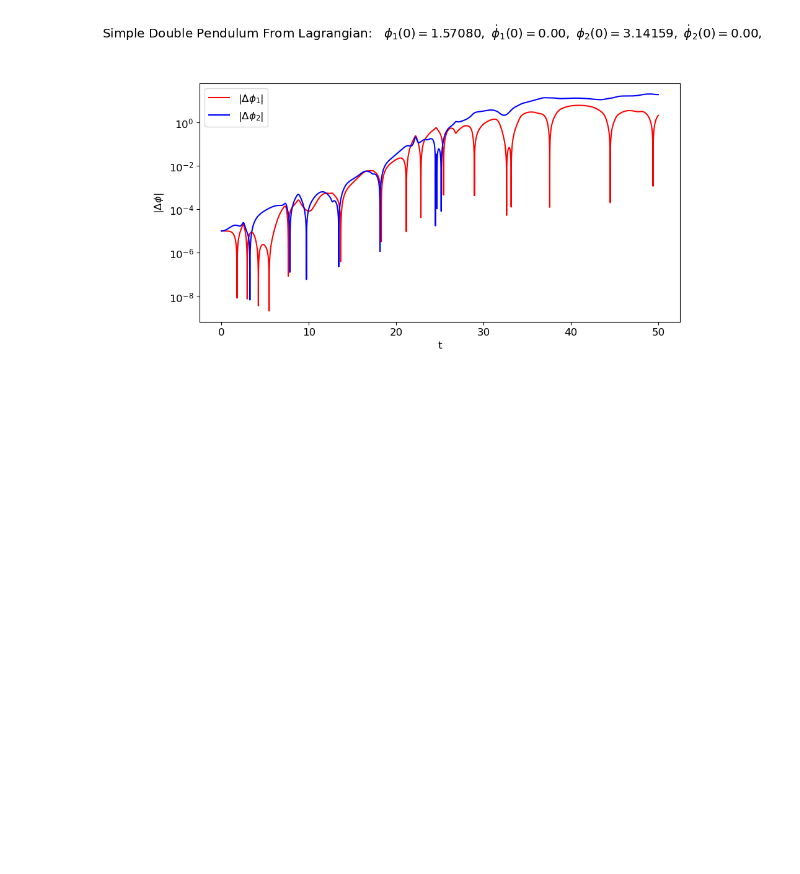
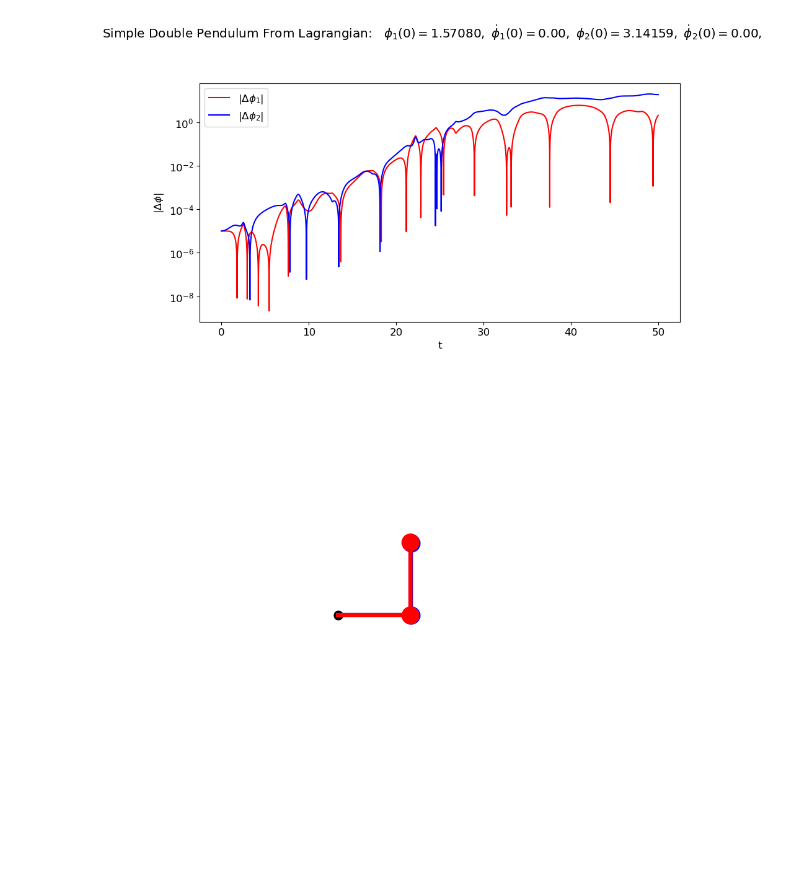
Before and after one commit to DylanVanTassell/5300_final, a Jupyter notebook: Double_Pendulum_Final_Project.ipynb, the cells around one changed output. Drawn from its saved outputs; the diff is of its cells as text; code cells hidden in the pictures; blank space fills up the shorter version.

```diff
--- a/Double_Pendulum_Final_Project.ipynb
+++ b/Double_Pendulum_Final_Project.ipynb
@@ -358,0 +362,51 @@ fig.savefig('sdp_chaos_proof.png', bbox_inches='tight')
+# %%
+def xy_coords(x0, y0, phi, L):
+    """convert angle and pendulum length to x,y position
+    """
+    x = x0 + L * np.sin(phi)
+    y = y0 - L * np.cos(phi)
+    return x, y
+# %%
+# Animate the double pendulum
+# %%capture
+x_min = -3.2
+x_max = -x_min
+y_min = -3.2
+y_max = -y_min
+
+# Common plotting time (generate the full time then use slices)
+t_start = 0.
+t_end = 100.
+delta_t = 0.001
+
+# creating time vector
+t_pts = np.arange(t_start, t_end+delta_t, delta_t)
+
+fig_anim = plt.figure(figsize=(5,5), num='Simple Double Pendulum')
+ax_anim = fig_anim.add_subplot(1,1,1)
+ax_anim.set_xlim(x_min, x_max)
+ax_anim.set_ylim(y_min, y_max)
+
+# By assigning the first return from plot to line_anim, we can later change
+#  the values in the line.
+x0, y0 = 0., 0.
+pt0_anim, = ax_anim.plot(x0, y0, 'o', markersize=6, color='black')
+x1, y1, = xy_coords(x0, y0, phi1_1[0], p1.L1)
+pt1_anim, = ax_anim.plot(x1, y1, 'o', markersize=12, color='blue')
+ln1_anim, = ax_anim.plot([x0, x1], [y0, y1], color='blue', lw=3)
+x2, y2 = xy_coords(x1, y1, phi2_1[0], p1.L2)
+pt2_anim, = ax_anim.plot(x2, y2, 'o', markersize=12, color='blue')
+ln2_anim, = ax_anim.plot([x1, x2], [y1, y2], color='blue', lw=3)
+
+x1b, y1b = xy_coords(x0, y0, phi1_2[0], p1.L1)
+pt1b_anim, = ax_anim.plot(x1b, y1b, 'o', markersize=12, color='red')
+ln1b_anim, = ax_anim.plot([x0, x1b], [y0, y1b], color='red', lw=3)
+x2b, y2b = xy_coords(x1b, y1b, phi2_2[0], p1.L2)
+pt2b_anim, = ax_anim.plot(x2b, y2b, 'o', markersize=12, color='red')
+ln2b_anim, = ax_anim.plot([x1b, x2b], [y1b, y2b], color='red', lw=3)
+
+ax_anim.set_aspect(1)
+ax_anim.axis('off')
+fig_anim.tight_layout()
+# %% [output]
+[figure, added]
```
Also changed, not shown: parts of 4 cells of this notebook.
